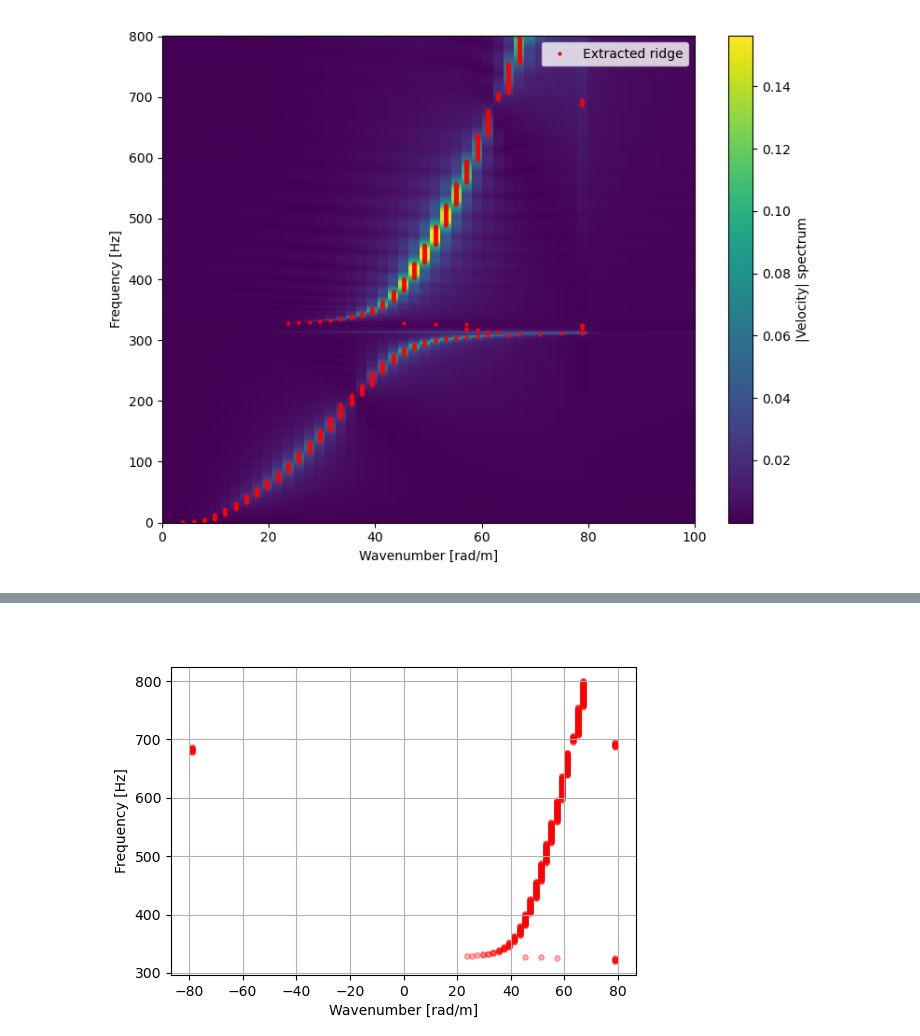
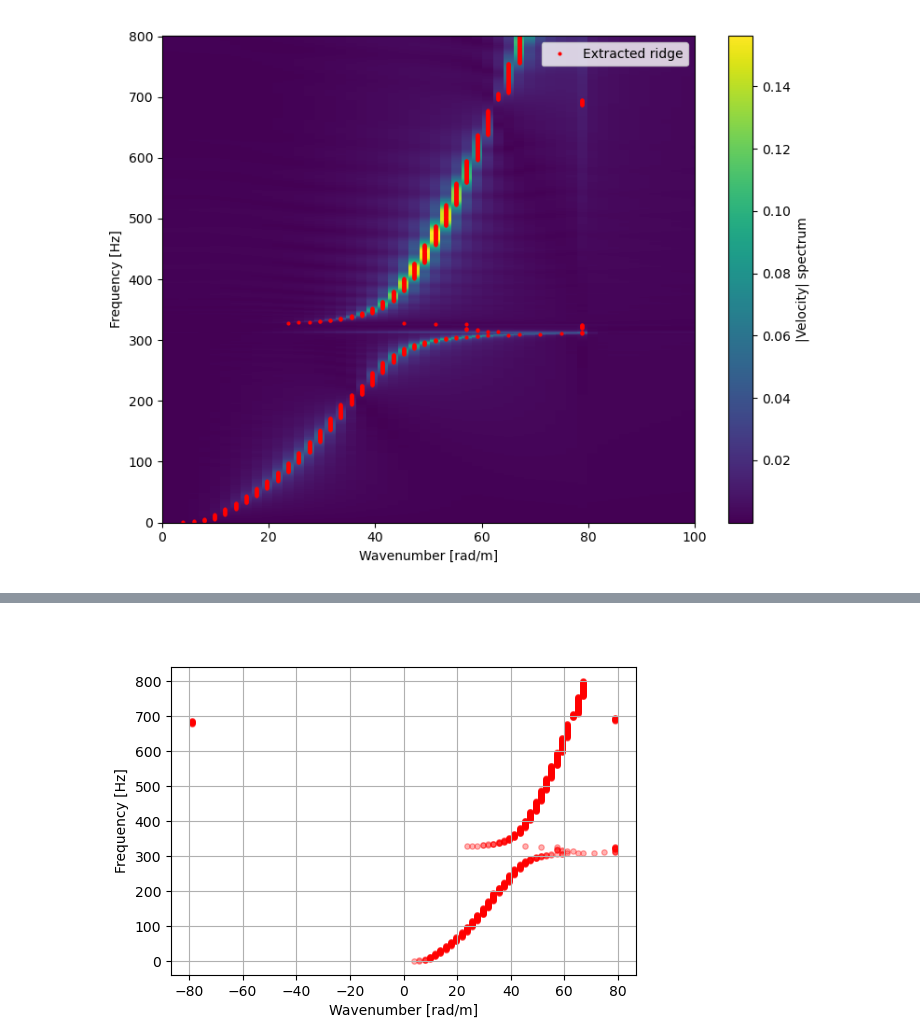
Before and after one commit to nimaet/Modeling, a Jupyter notebook: tasks/soliton/dispersion1.ipynb, the cells around one changed output, grey strips where cells are left out. Saved outputs shown, nothing was run; the diff lists cells and outputs as text; code cells hidden in the pictures.

```diff
--- a/tasks/soliton/dispersion1.ipynb
+++ b/tasks/soliton/dispersion1.ipynb
@@ -124,34 +116,34 @@ plt.plot(k_selected, f_selected, 'k.-', label='filtered')
 # %%
 import numpy as np
 import matplotlib.pyplot as plt
 from matplotlib.widgets import LassoSelector
 from matplotlib.path import Path
 
 fig, ax = plt.subplots(figsize=(6,4))
 
-sc_all = ax.scatter(k_b, f_b, c='r', s=15, alpha=0.3)
+sc_all = ax.scatter(k_ridge, freq, c='r', s=15, alpha=0.3)
 sc_sel = ax.scatter([], [], c='k', s=25)
 
 ax.set_xlabel('Wavenumber [rad/m]')
 ax.set_ylabel('Frequency [Hz]')
 ax.grid(True)
 
-pts = np.column_stack((k_b, f_b))
+pts = np.column_stack((k_ridge, freq))
 selected = np.zeros(len(pts), dtype=bool)
 
 def onselect(verts):
 	path = Path(verts)
 	mask = path.contains_points(pts)
 	selected[:] = mask
 
 	# update scatter data (THIS is the key fix)
 	sc_all.set_offsets(pts[~selected])
 	sc_sel.set_offsets(pts[selected])
 
 	# plt.draw_idle()
 
 lasso = LassoSelector(ax, onselect)
 plt.show()
 # %% [output]
-[figure, old version]
+[figure, new version]
 # %%
```
Also changed, not shown: parts of 8 cells of this notebook, 1 other file.
